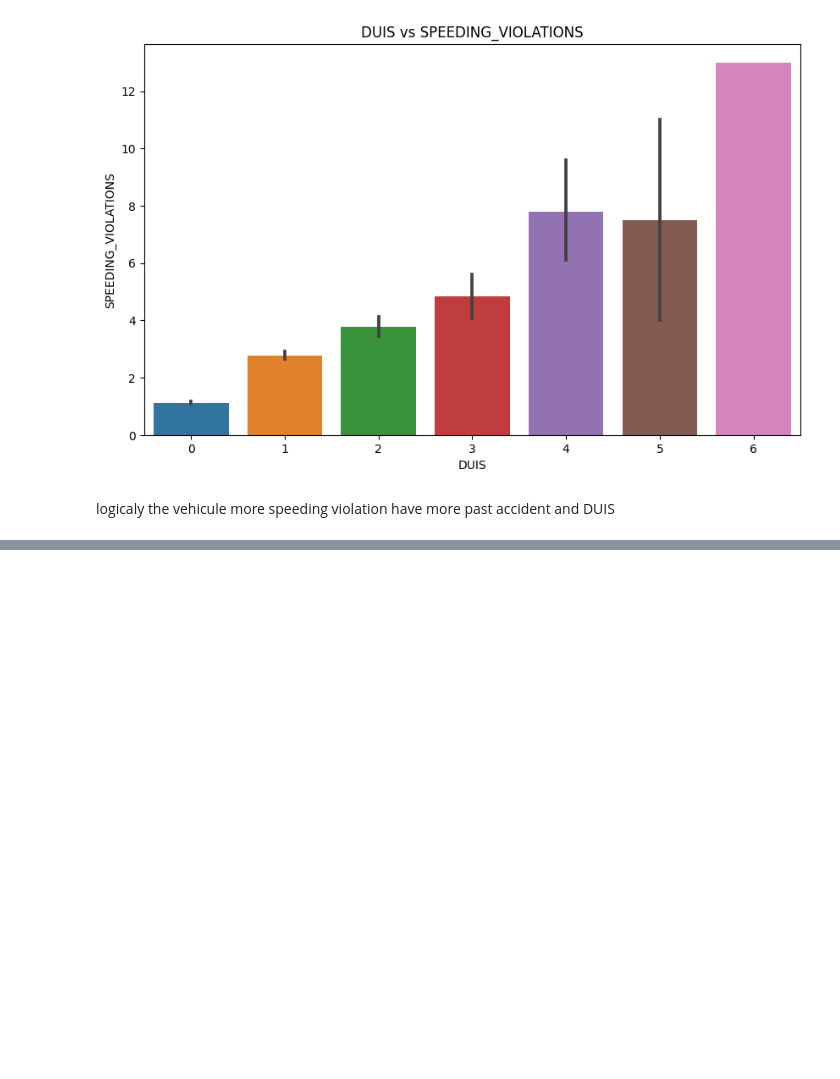
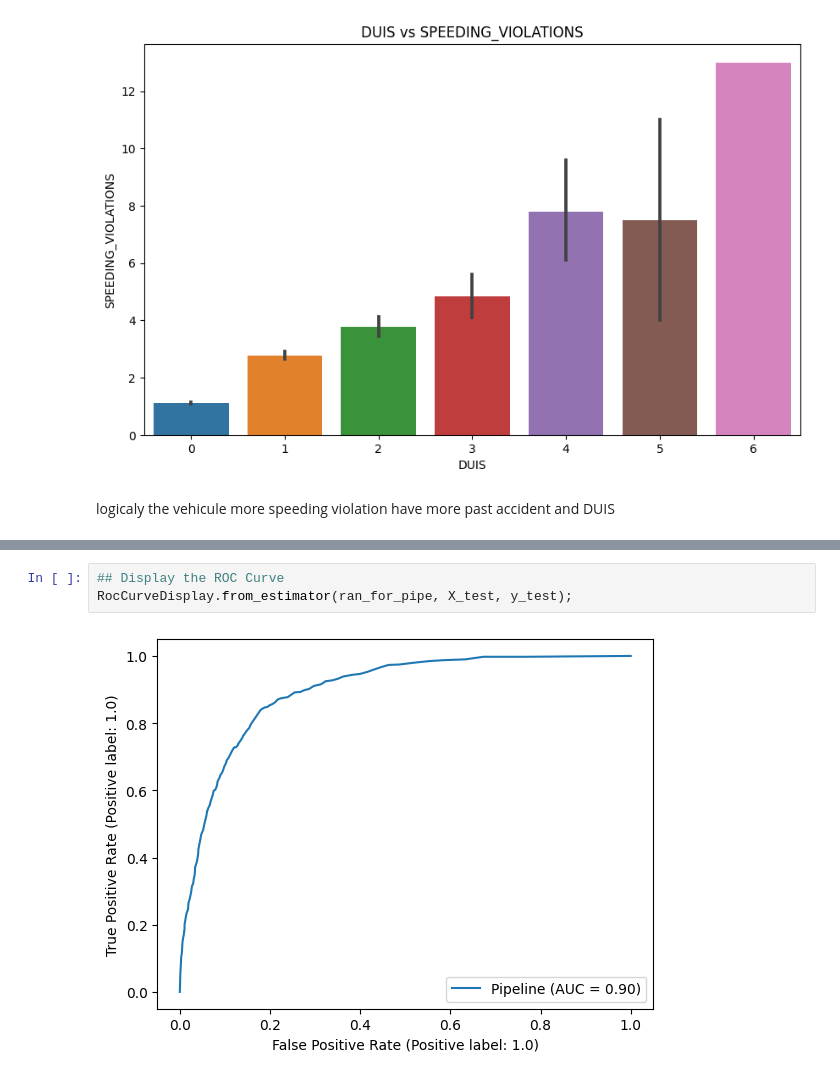
Before and after one commit to Lidivinekeng/-insurance-outcome-Project-02, a Jupyter notebook: project_02_insurance_Lidivine_Kengne_.ipynb, the cells around one changed output, grey strips where cells are left out. Drawn from its saved outputs; the diff is of its cells as text; blank space fills up the shorter version.

```diff
--- a/project_02_insurance_Lidivine_Kengne_.ipynb
+++ b/project_02_insurance_Lidivine_Kengne_.ipynb
@@ -2061,0 +2655,5 @@ logicaly the vehicule more speeding violation have more past accident and DUIS
+# %%
+## Display the ROC Curve
+RocCurveDisplay.from_estimator(ran_for_pipe, X_test, y_test);
+# %% [output]
+[figure, added]
```
Also changed, not shown: parts of 90 cells of this notebook.
